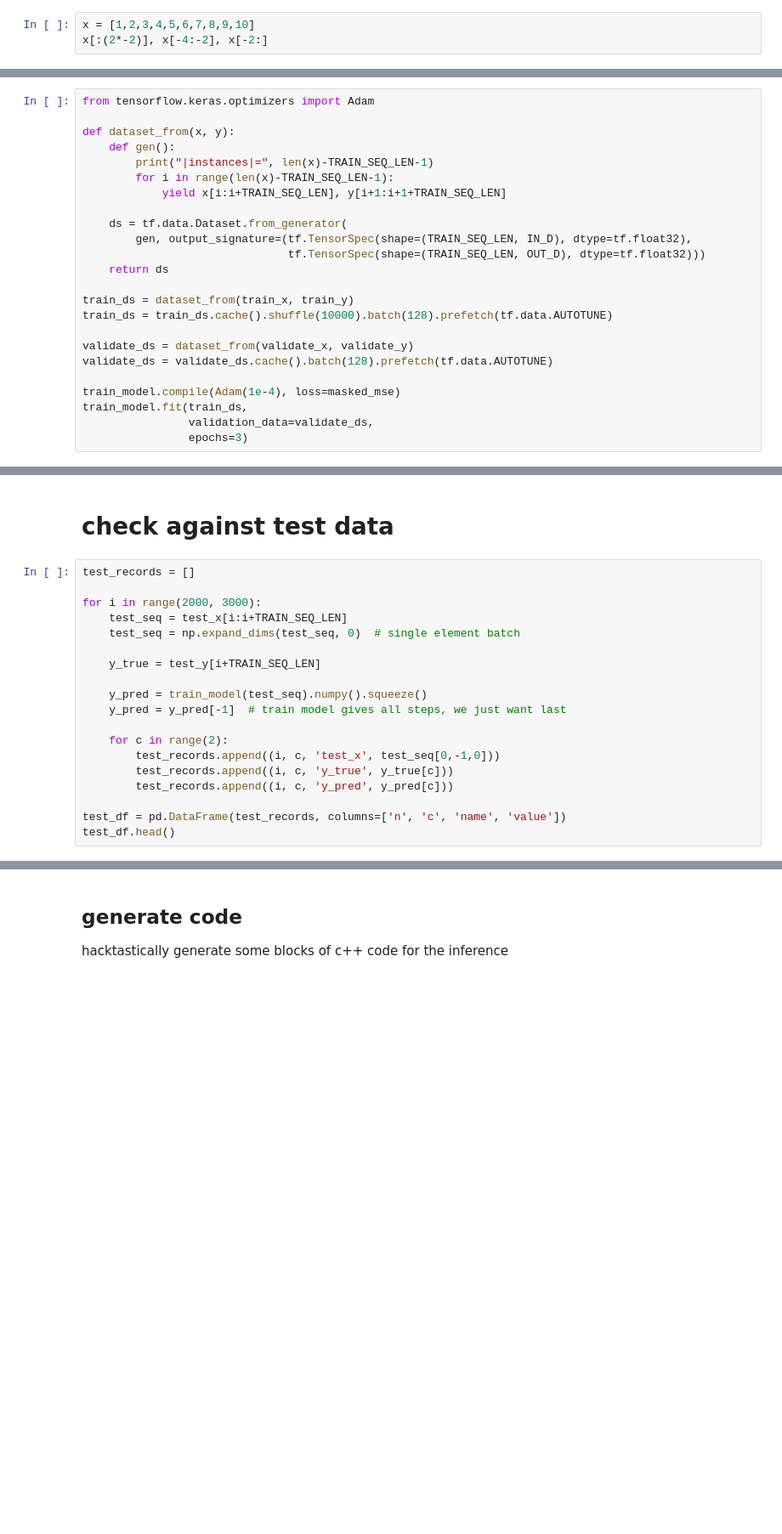
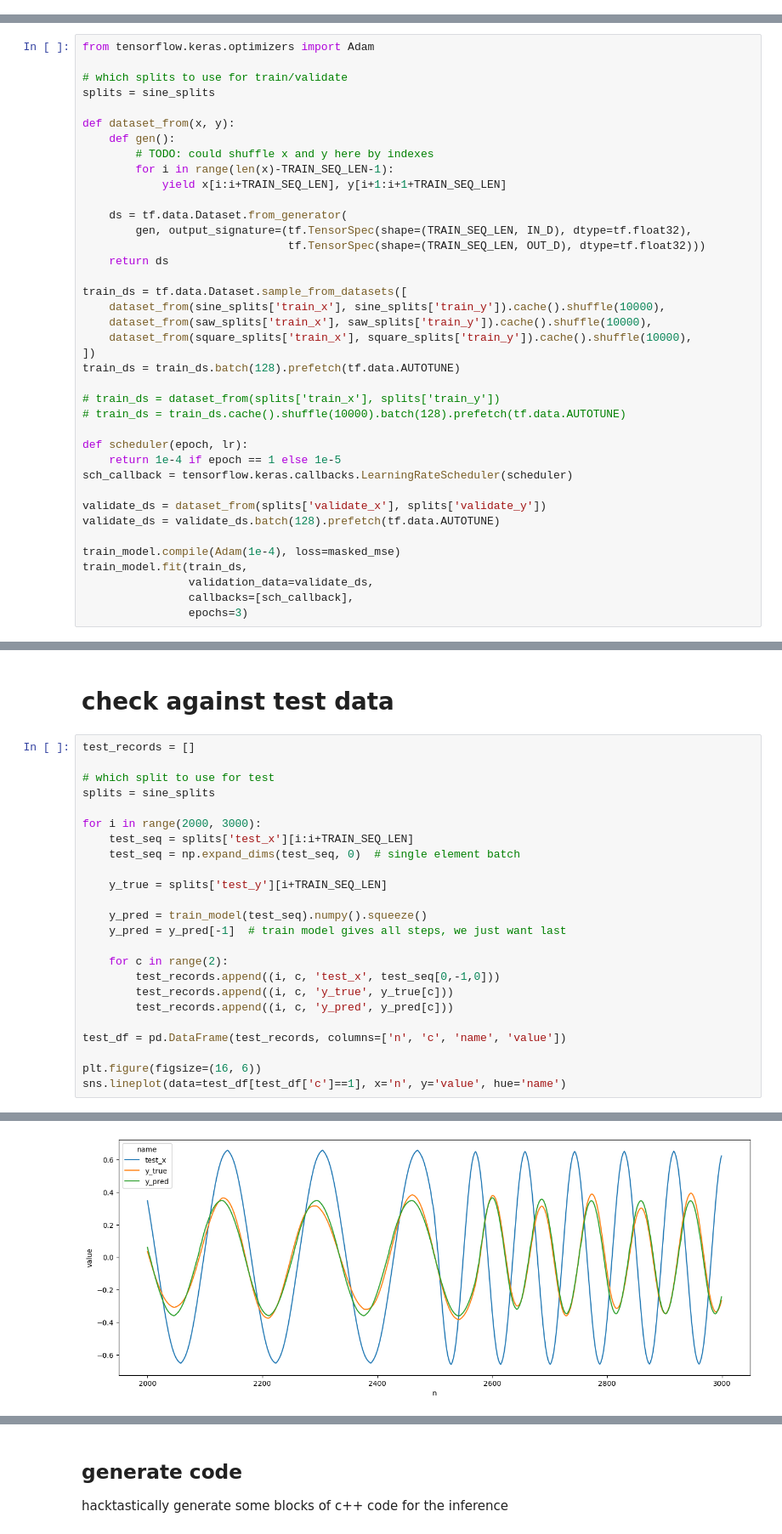
Before and after one commit to matpalm/cached_dilated_causal_convolutions, a Jupyter notebook: prototyping_notebooks/train_model.1in_2out.ipynb, the cells around one changed output, grey strips where cells are left out. Shown: that part at 85% size. Saved outputs shown, nothing was run; the diff lists cells and outputs as text; blank space fills up the shorter version.

```diff
--- a/prototyping_notebooks/train_model.ipynb
+++ b/prototyping_notebooks/train_model.1in_2out.ipynb
@@ -97,3 +86,0 @@ print(train_x.shape, train_y.shape, validate_x.shape, validate_y.shape, test_x.s
-# %%
-x = [1,2,3,4,5,6,7,8,9,10]
-x[:(2*-2)], x[-4:-2], x[-2:]
@@ -163,9 +148,12 @@ def masked_mse(y_true, y_pred):
 # %%
 from tensorflow.keras.optimizers import Adam
 
+# which splits to use for train/validate
+splits = sine_splits
+
 def dataset_from(x, y):
     def gen():
-        print("|instances|=", len(x)-TRAIN_SEQ_LEN-1)
+        # TODO: could shuffle x and y here by indexes
         for i in range(len(x)-TRAIN_SEQ_LEN-1):
             yield x[i:i+TRAIN_SEQ_LEN], y[i+1:i+1+TRAIN_SEQ_LEN]
 
@@ -174,15 +162,27 @@ def dataset_from(x, y):
                                tf.TensorSpec(shape=(TRAIN_SEQ_LEN, OUT_D), dtype=tf.float32)))
     return ds
 
-train_ds = dataset_from(train_x, train_y)
-train_ds = train_ds.cache().shuffle(10000).batch(128).prefetch(tf.data.AUTOTUNE)
+train_ds = tf.data.Dataset.sample_from_datasets([
+    dataset_from(sine_splits['train_x'], sine_splits['train_y']).cache().shuffle(10000),
+    dataset_from(saw_splits['train_x'], saw_splits['train_y']).cache().shuffle(10000),
+    dataset_from(square_splits['train_x'], square_splits['train_y']).cache().shuffle(10000),
+])
+train_ds = train_ds.batch(128).prefetch(tf.data.AUTOTUNE)
 
-validate_ds = dataset_from(validate_x, validate_y)
-validate_ds = validate_ds.cache().batch(128).prefetch(tf.data.AUTOTUNE)
+# train_ds = dataset_from(splits['train_x'], splits['train_y'])
+# train_ds = train_ds.cache().shuffle(10000).batch(128).prefetch(tf.data.AUTOTUNE)
+
+def scheduler(epoch, lr):
+    return 1e-4 if epoch == 1 else 1e-5
+sch_callback = tensorflow.keras.callbacks.LearningRateScheduler(scheduler)
+
+validate_ds = dataset_from(splits['validate_x'], splits['validate_y'])
+validate_ds = validate_ds.batch(128).prefetch(tf.data.AUTOTUNE)
 
 train_model.compile(Adam(1e-4), loss=masked_mse)
 train_model.fit(train_ds,
                 validation_data=validate_ds,
+                callbacks=[sch_callback],
                 epochs=3)
 # %% [output]
 Epoch 1/3
@@ -205,11 +203,14 @@ INFO:tensorflow:Assets written to: trained_models/saw/assets
 # %%
 test_records = []
 
+# which split to use for test
+splits = sine_splits
+
 for i in range(2000, 3000):
-    test_seq = test_x[i:i+TRAIN_SEQ_LEN]
+    test_seq = splits['test_x'][i:i+TRAIN_SEQ_LEN]
     test_seq = np.expand_dims(test_seq, 0)  # single element batch
 
-    y_true = test_y[i+TRAIN_SEQ_LEN]
+    y_true = splits['test_y'][i+TRAIN_SEQ_LEN]
 
     y_pred = train_model(test_seq).numpy().squeeze()
     y_pred = y_pred[-1]  # train model gives all steps, we just want last
@@ -220,5 +221,7 @@ for i in range(2000, 3000):
         test_records.append((i, c, 'y_pred', y_pred[c]))
 
 test_df = pd.DataFrame(test_records, columns=['n', 'c', 'name', 'value'])
-test_df.head()
+
+plt.figure(figsize=(16, 6))
+sns.lineplot(data=test_df[test_df['c']==1], x='n', y='value', hue='name')
 # %% [output]
@@ -230,0 +229 @@ test_df.head()
+[figure, added]
```
Also changed, not shown: parts of 9 cells of this notebook, 8 other files.
